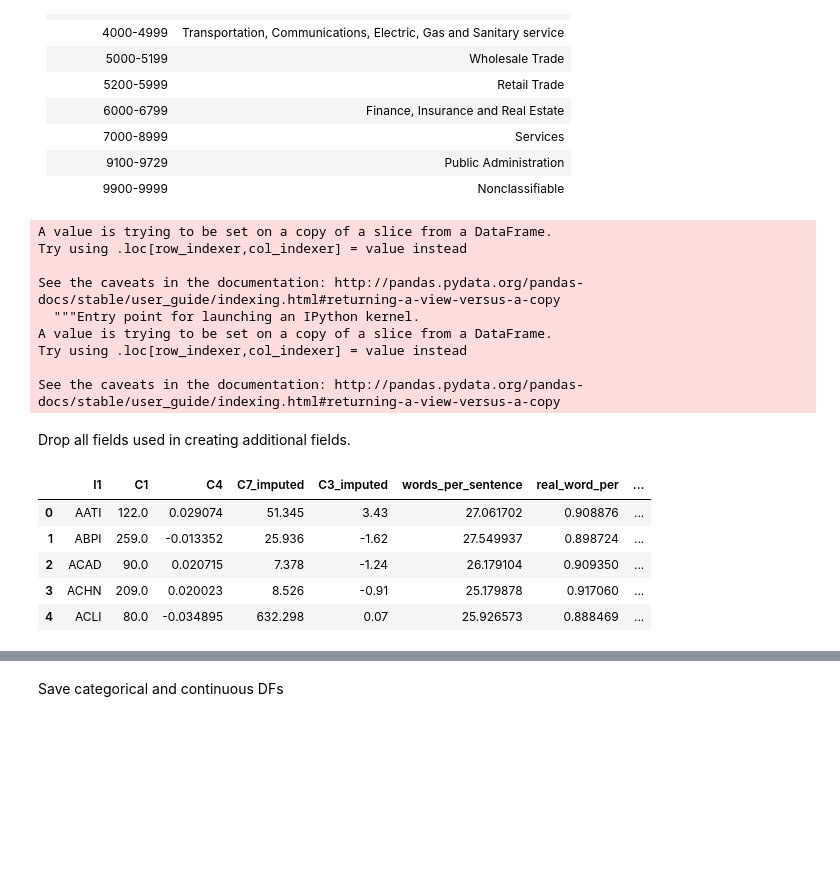
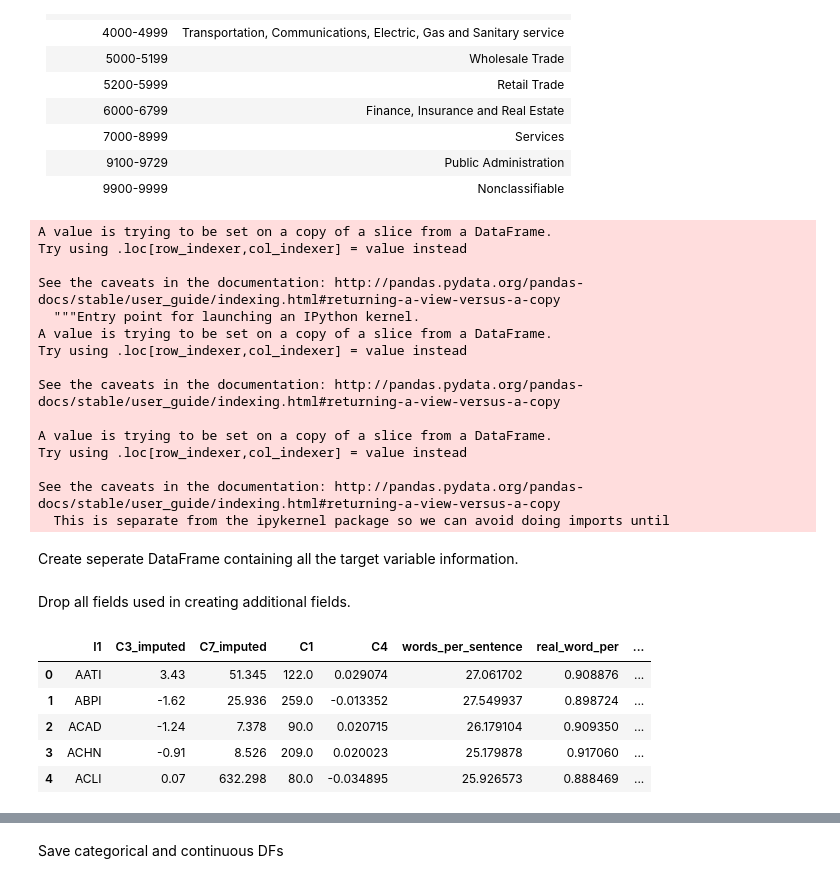
Before and after one commit to fairfield-university-ba545/project1-archana-s-team, a Jupyter notebook: data_prep-dylan.ipynb, the cells around one changed output, grey strips where cells are left out. Saved outputs shown, nothing was run; the diff lists cells and outputs as text; code cells hidden in the pictures; blank space fills up the shorter version.

```diff
--- a/data_prep-dylan.ipynb
+++ b/data_prep-dylan.ipynb
@@ -535,9 +543,9 @@ The difference between mean and median appears to be small, but the amount of ou
 
 imputing = {
     'C3': 'median',
-    'C7': 'mean',
-    'T2': 'mean',
-    'T3': 'mean'
+    'C7': 'median',
+    'T2': 'median',
+    'T3': 'median'
  }
 
 data_w_imputed = data.copy()
@@ -786,6 +787,7 @@ def bin_sic(val):
 # %%
 cat_data['industry_bin'] = cat_data['I3'].apply(bin_sic)
 cat_data['industry_bin'] = cat_data['industry_bin'].astype('category')
+cat_data['C3_prime'] = cont_data['C3_prime']
 # %% [output]
 A value is trying to be set on a copy of a slice from a DataFrame.
 Try using .loc[row_indexer,col_indexer] = value instead
@@ -796,3 +798,11 @@ A value is trying to be set on a copy of a slice from a DataFrame.
 Try using .loc[row_indexer,col_indexer] = value instead
 
 See the caveats in the documentation: http://pandas.pydata.org/pandas-docs/stable/user_guide/indexing.html#returning-a-view-versus-a-copy
+
+A value is trying to be set on a copy of a slice from a DataFrame.
+Try using .loc[row_indexer,col_indexer] = value instead
+
+See the caveats in the documentation: http://pandas.pydata.org/pandas-docs/stable/user_guide/indexing.html#returning-a-view-versus-a-copy
+  This is separate from the ipykernel package so we can avoid doing imports until
+# %% [markdown]
+Create seperate DataFrame containing all the target variable information.
@@ -801,16 +813,16 @@ Drop all fields used in creating additional fields.
 # %%
 continuous_df = cont_data.copy()
 continuous_df = continuous_df.drop(columns = ['S1','S2','S3','T1','T2_imputed','T3_imputed',
                                               'T4','T5', 'P(IPO)', 'P(L)', 'P(H)', 'P(1Day)', 'P(mid)',
-                                             'C5','C6'])
+                                             'C5','C6','C3_prime', 'Y1','Y2'])
 continuous_df.head()
 # %% [output]
-|  | I1 | C1 | C4 | C7_imputed | C3_imputed | words_per_sentence | real_word_per | ... |
-| 0 | AATI | 122.0 | 0.029074 | 51.345 | 3.43 | 27.061702 | 0.908876 | ... |
-| 1 | ABPI | 259.0 | -0.013352 | 25.936 | -1.62 | 27.549937 | 0.898724 | ... |
-| 2 | ACAD | 90.0 | 0.020715 | 7.378 | -1.24 | 26.179104 | 0.909350 | ... |
-| 3 | ACHN | 209.0 | 0.020023 | 8.526 | -0.91 | 25.179878 | 0.917060 | ... |
-| 4 | ACLI | 80.0 | -0.034895 | 632.298 | 0.07 | 25.926573 | 0.888469 | ... |
+|  | I1 | C3_imputed | C7_imputed | C1 | C4 | words_per_sentence | real_word_per | ... |
+| 0 | AATI | 3.43 | 51.345 | 122.0 | 0.029074 | 27.061702 | 0.908876 | ... |
+| 1 | ABPI | -1.62 | 25.936 | 259.0 | -0.013352 | 27.549937 | 0.898724 | ... |
+| 2 | ACAD | -1.24 | 7.378 | 90.0 | 0.020715 | 26.179104 | 0.909350 | ... |
+| 3 | ACHN | -0.91 | 8.526 | 209.0 | 0.020023 | 25.179878 | 0.917060 | ... |
+| 4 | ACLI | 0.07 | 632.298 | 80.0 | -0.034895 | 25.926573 | 0.888469 | ... |
 # %%
 categorical_df = cat_data.copy()
 categorical_df = categorical_df.drop(columns = ['I3','I2'])
```
Also changed, not shown: parts of 77 cells of this notebook, 2 other files.
